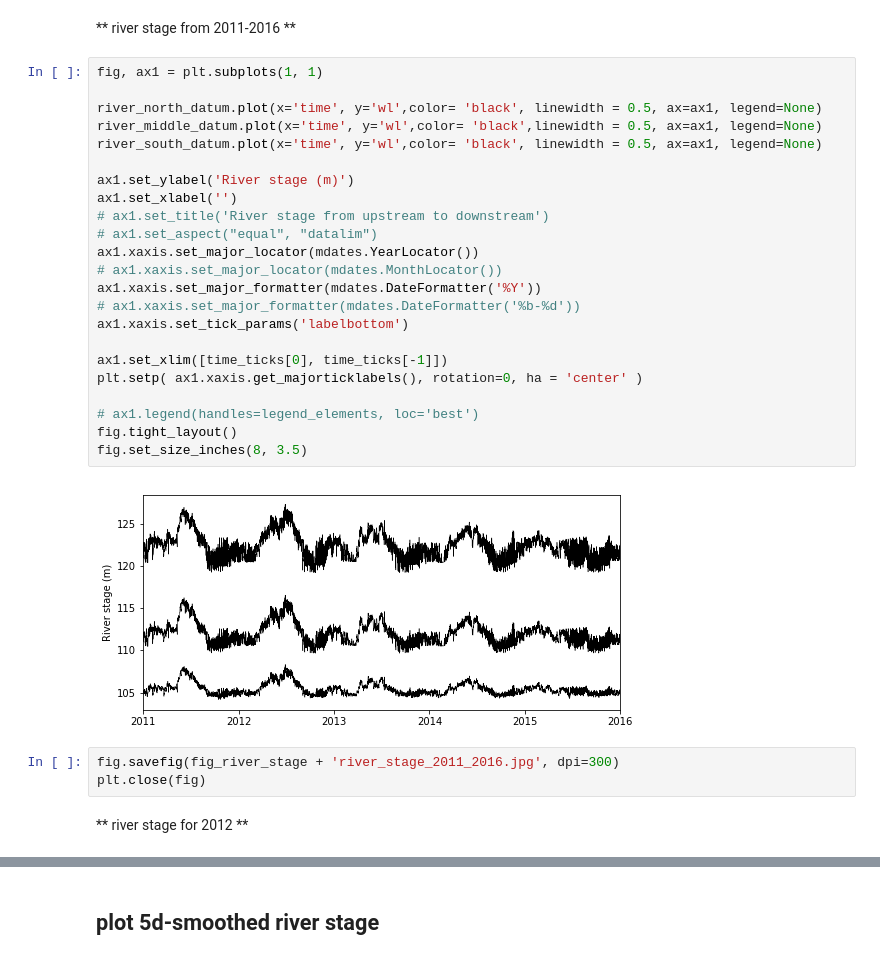
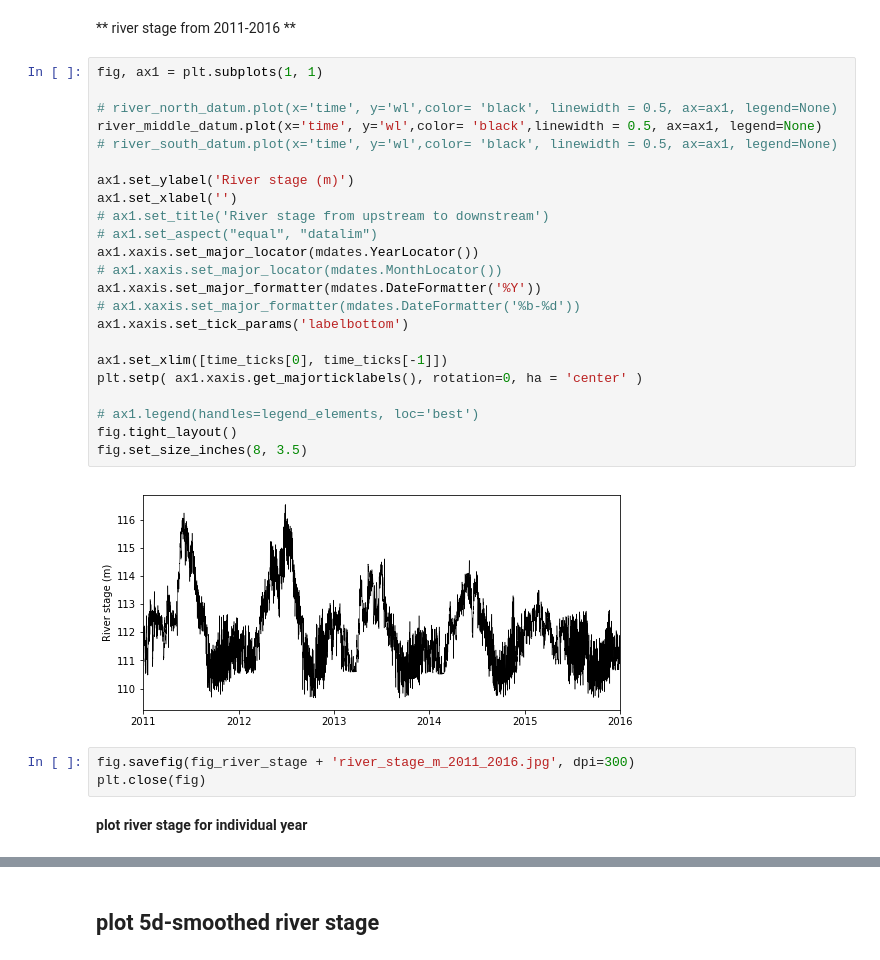
Before and after one commit to pinshuai/HFR-flow, a Jupyter notebook: NERSC-plot_flux_from_massBalance.ipynb, the cells around one changed output, grey strips where cells are left out. Saved outputs shown, nothing was run; the diff lists cells and outputs as text.

```diff
--- a/NERSC-plot_flux_from_massBalance.ipynb
+++ b/NERSC-plot_flux_from_massBalance.ipynb
@@ -344,33 +351,33 @@ river_south_datum['time'] = river_south_datum['time'].apply(pd.to_datetime)
 # %%
 fig, ax1 = plt.subplots(1, 1)
 
-river_north_datum.plot(x='time', y='wl',color= 'black', linewidth = 0.5, ax=ax1, legend=None)
+# river_north_datum.plot(x='time', y='wl',color= 'black', linewidth = 0.5, ax=ax1, legend=None)
 river_middle_datum.plot(x='time', y='wl',color= 'black',linewidth = 0.5, ax=ax1, legend=None)
-river_south_datum.plot(x='time', y='wl',color= 'black', linewidth = 0.5, ax=ax1, legend=None)
+# river_south_datum.plot(x='time', y='wl',color= 'black', linewidth = 0.5, ax=ax1, legend=None)
 
 ax1.set_ylabel('River stage (m)')
 ax1.set_xlabel('')
 # ax1.set_title('River stage from upstream to downstream')
 # ax1.set_aspect("equal", "datalim")
 ax1.xaxis.set_major_locator(mdates.YearLocator())
 # ax1.xaxis.set_major_locator(mdates.MonthLocator())
 ax1.xaxis.set_major_formatter(mdates.DateFormatter('%Y'))
 # ax1.xaxis.set_major_formatter(mdates.DateFormatter('%b-%d'))
 ax1.xaxis.set_tick_params('labelbottom')
 
 ax1.set_xlim([time_ticks[0], time_ticks[-1]])
 plt.setp( ax1.xaxis.get_majorticklabels(), rotation=0, ha = 'center' )
 
 # ax1.legend(handles=legend_elements, loc='best')
 fig.tight_layout()
 fig.set_size_inches(8, 3.5)
 # %% [output]
-[figure, old version]
+[figure, new version]
 # %%
-fig.savefig(fig_river_stage + 'river_stage_2011_2016.jpg', dpi=300)
+fig.savefig(fig_river_stage + 'river_stage_m_2011_2016.jpg', dpi=300)
 plt.close(fig)
 # %% [markdown]
-** river stage for 2012 **
+**plot river stage for individual year**
 # %%
 fig, ax1 = plt.subplots(1, 1)
 
```
Also changed, not shown: parts of 24 cells of this notebook, 3 other files.
